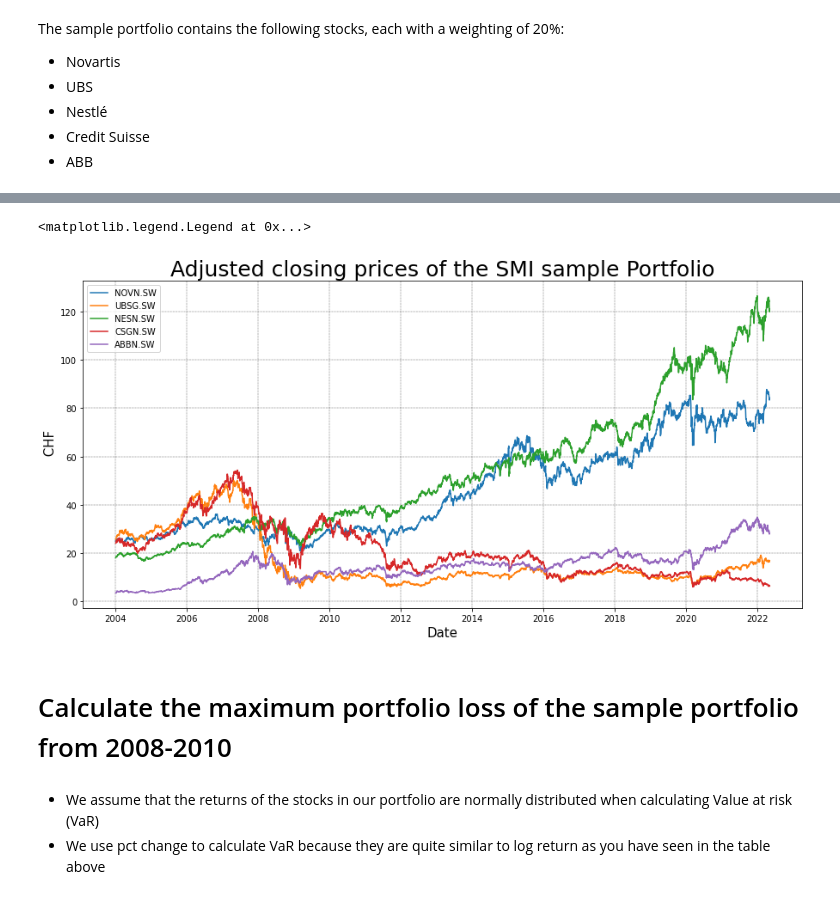
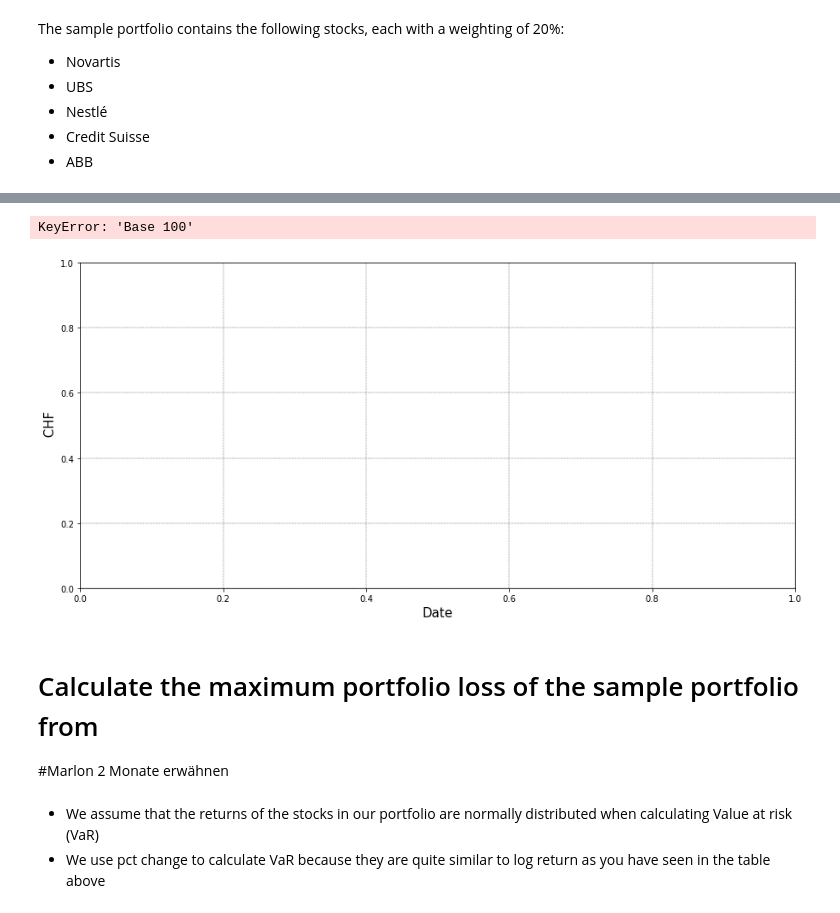
Before and after one commit to Darioschuerch/Project_MRWAM69.F2201_Marzer_Schuerch, a Jupyter notebook: Project/Project_MRWAM69.F2201_Marzer_Schuerch.ipynb, the cells around one changed output, grey strips where cells are left out. Drawn from its saved outputs; the diff is of its cells as text; code cells hidden in the pictures.

```diff
--- a/Project/Project_MRWAM69.F2201_Marzer_Schuerch.ipynb
+++ b/Project/Project_MRWAM69.F2201_Marzer_Schuerch.ipynb
@@ -254,24 +273,23 @@ To get an overview let's have a look at the adjusted closing prices in our sampl
 # %%
 portfolio = ["NOVN.SW", "UBSG.SW", "NESN.SW", "CSGN.SW", "ABBN.SW"]
 start = datetime(2004,1,1)
 end = datetime.today()
 df = pdr.get_data_yahoo(portfolio, start, end)
 plt.figure(figsize = (15,7))
 plt.grid(which="major", color='k', linestyle='-.', linewidth=0.3)
 plt.ylabel(" CHF", fontsize =15)
 plt.xlabel("Date", fontsize =15)
 labels = ["NOVN.SW", "UBSG.SW", "NESN.SW", "CSGN.SW", "ABBN.SW"]
-plt.plot(df ["Adj Close"], label = labels)
+plt.plot(df ["Base 100"], label = labels)
 plt.title("Adjusted closing prices of the SMI sample Portfolio", fontsize = 25)
 plt.legend()
-
-
-#Simon, kann man das indexieren? bzw gibt es einfache Methoden, habe nur komplizierte gefunden.
 # %% [output]
-<matplotlib.legend.Legend at 0x...>
+KeyError: 'Base 100'
-[figure, old version]
+[figure, new version]
 # %% [markdown]
-# Calculate the maximum portfolio loss of the sample portfolio from 2008-2010
+# Calculate the maximum portfolio loss of the sample portfolio from
+
+#Marlon 2 Monate erwähnen
 # %% [markdown]
 - We assume that the returns of the stocks in our portfolio are normally distributed when calculating Value at risk (VaR)
 - We use pct change to calculate VaR because they are quite similar to log return as you have seen in the table above
```
Also changed, not shown: parts of 30 cells of this notebook, 2 other files.
